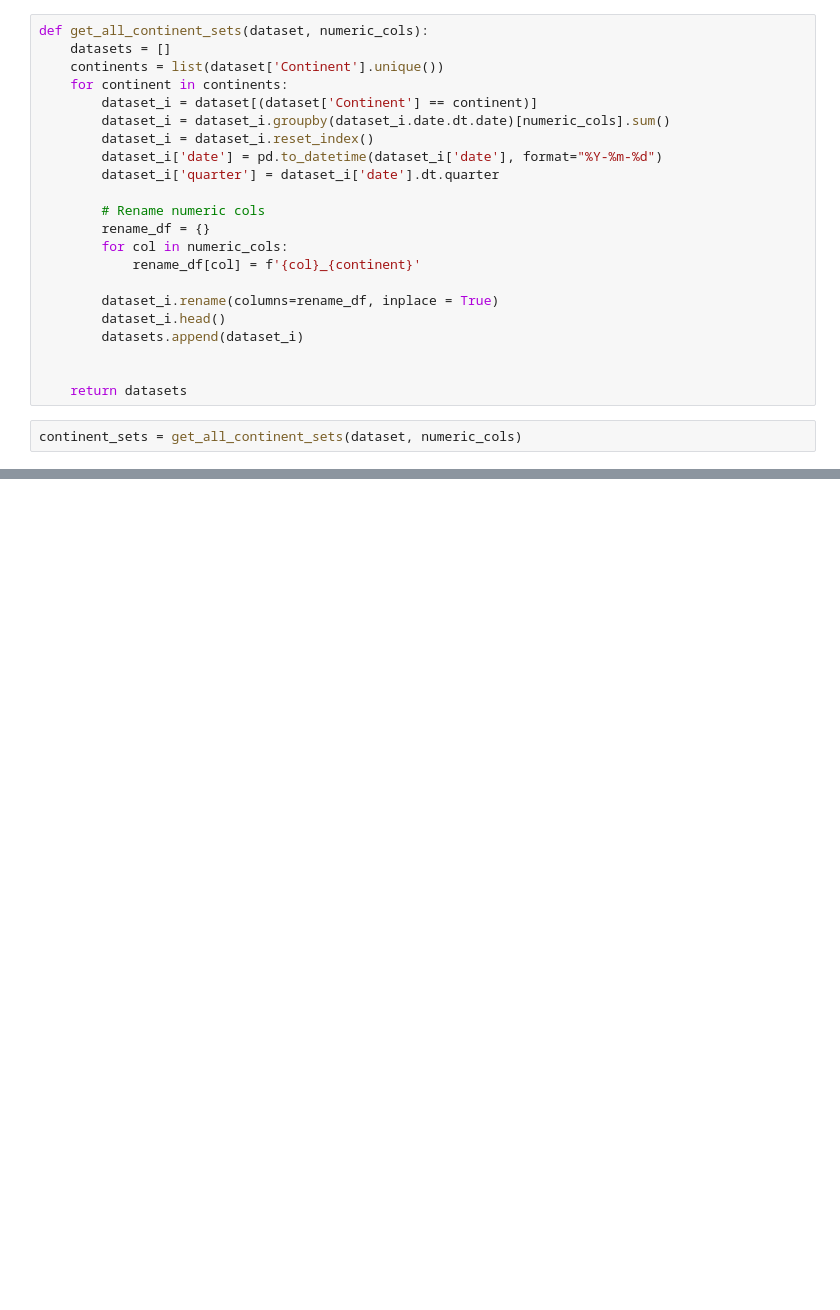
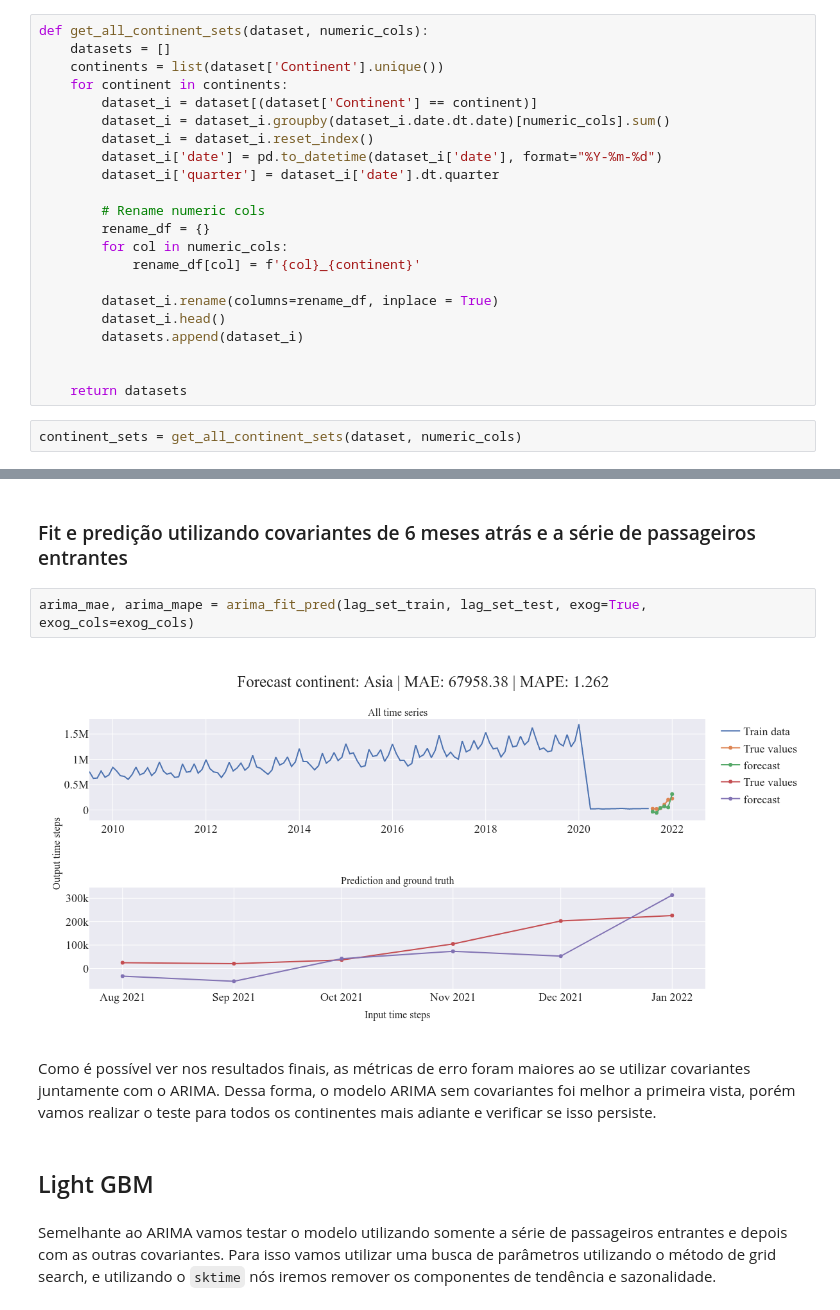
Before and after one commit to rodgdutra/Case-Australian-passengers-time-series, a Jupyter notebook: case_time_series_pred.ipynb, the cells around one changed output, grey strips where cells are left out. Cells and saved outputs as stored; diff of their text form; blank space fills up the shorter version.

```diff
--- a/case_time_series_pred.ipynb
+++ b/case_time_series_pred.ipynb
@@ -683,0 +771,12 @@ corr_df
+# %% [markdown]
+### Fit e predição utilizando covariantes de 6 meses atrás e a série de passageiros entrantes
+# %%
+arima_mae, arima_mape = arima_fit_pred(lag_set_train, lag_set_test, exog=True, exog_cols=exog_cols)
+# %% [output]
+[figure, added]
+# %% [markdown]
+Como é possível ver nos resultados finais, as métricas de erro foram maiores ao se utilizar covariantes juntamente com o ARIMA. Dessa forma, o modelo ARIMA sem covariantes foi melhor a primeira vista, porém vamos realizar o teste para todos os continentes mais adiante e verificar se isso persiste.
+# %% [markdown]
+## Light GBM
+# %% [markdown]
+Semelhante ao ARIMA vamos testar o modelo utilizando somente a série de passageiros entrantes e depois com as outras covariantes. Para isso vamos utilizar uma busca de parâmetros utilizando o método de grid search, e utilizando o `sktime` nós iremos remover os componentes de tendência e sazonalidade.
```
Also changed, not shown: parts of 32 cells of this notebook.
